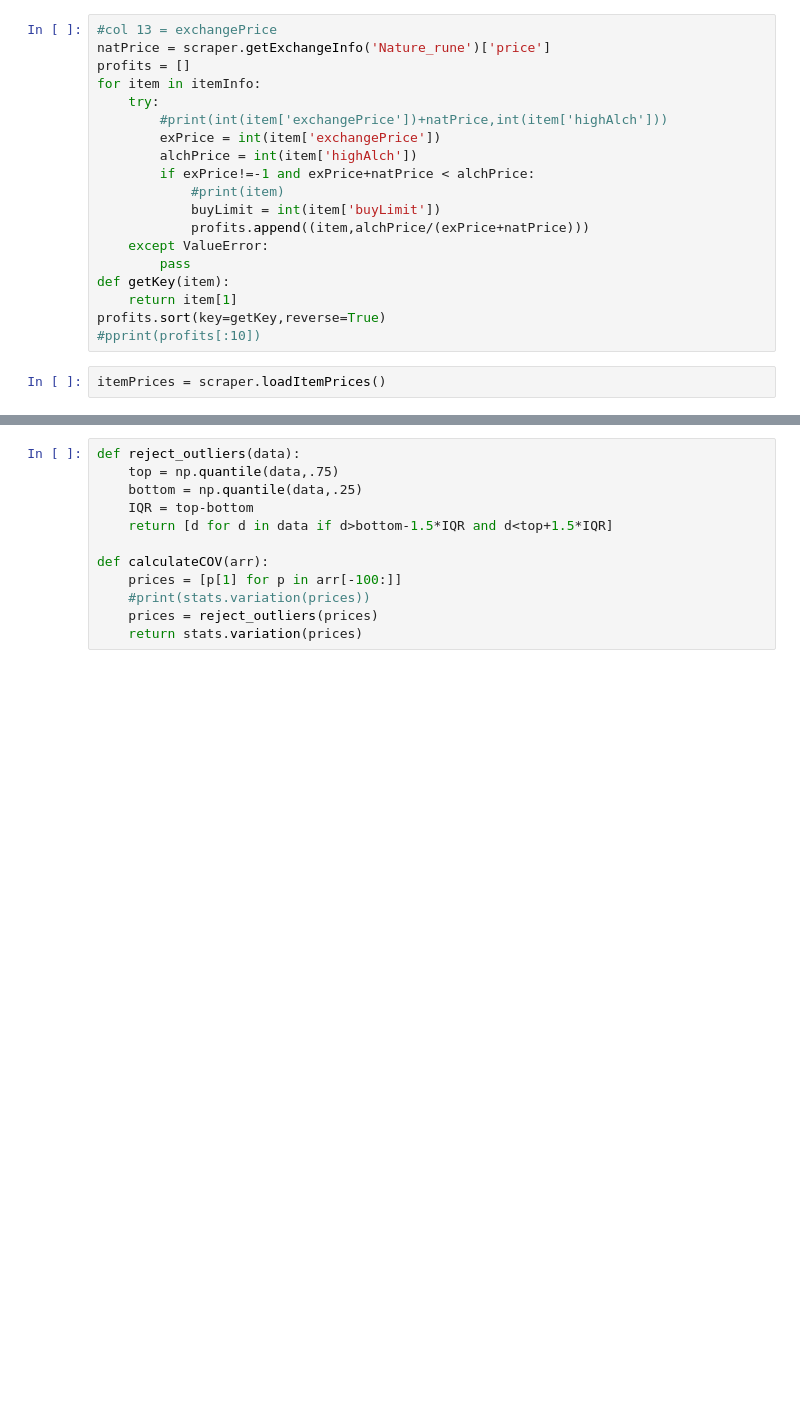
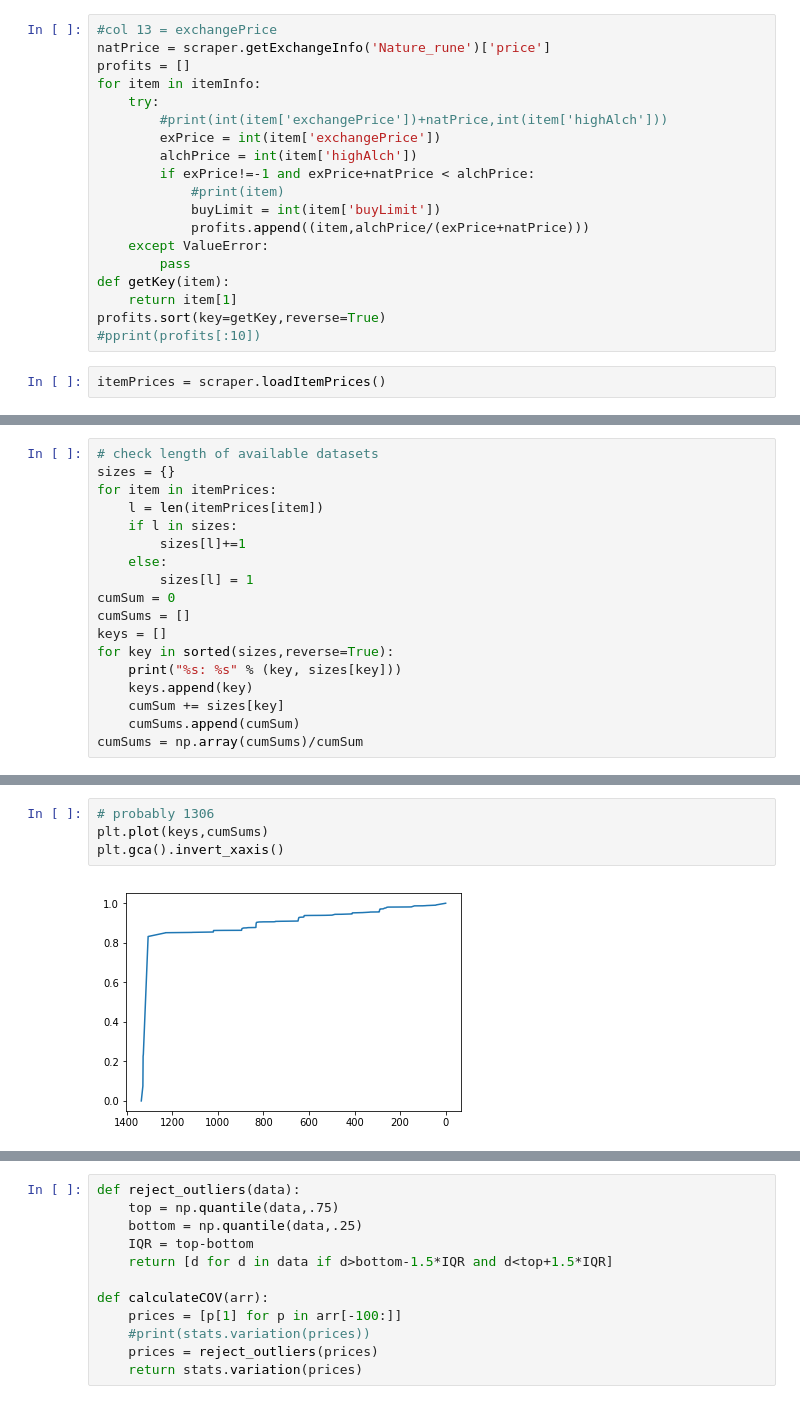
Before and after one commit to rmmartin02/OSRS_Research, a Jupyter notebook: Analysis.ipynb, the cells around one changed output, grey strips where cells are left out. Cells and saved outputs as stored; diff of their text form; blank space fills up the shorter version.

```diff
--- a/Analysis.ipynb
+++ b/Analysis.ipynb
@@ -85,0 +51,18 @@ for item in itemPrices:
+# %%
+# check length of available datasets
+sizes = {}
+for item in itemPrices:
+    l = len(itemPrices[item])
+    if l in sizes:
+        sizes[l]+=1
+    else:
+        sizes[l] = 1
+cumSum = 0
+cumSums = []
+keys = []
+for key in sorted(sizes,reverse=True):
+    print("%s: %s" % (key, sizes[key]))
+    keys.append(key)
+    cumSum += sizes[key]
+    cumSums.append(cumSum)
+cumSums = np.array(cumSums)/cumSum
@@ -85,0 +87,6 @@ for item in itemPrices:
+# %%
+# probably 1306
+plt.plot(keys,cumSums)
+plt.gca().invert_xaxis()
+# %% [output]
+[figure, added]
```
Also changed, not shown: parts of 9 cells of this notebook, 1 other file.
